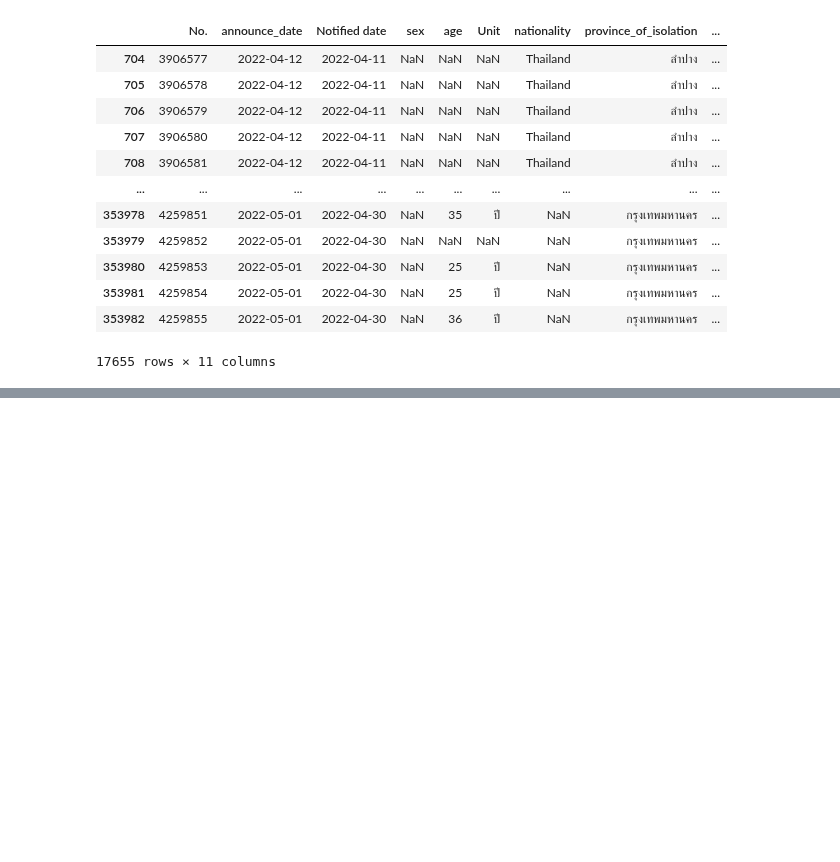
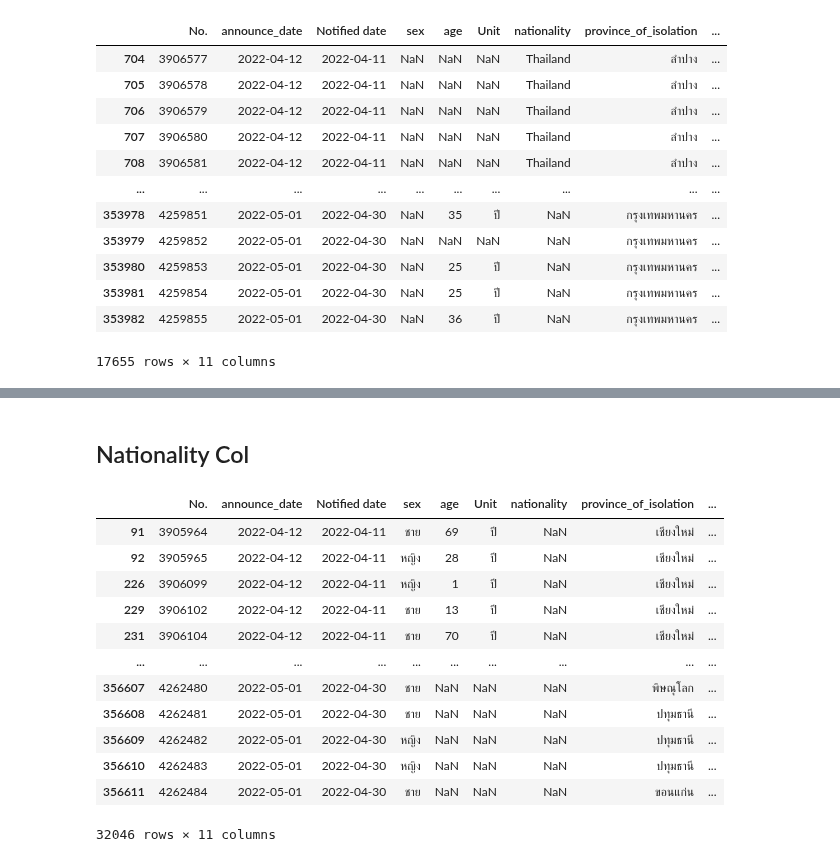
Before and after one commit to Ratchanontt/python_dataviz2023, a Jupyter notebook: Example_for_Final.ipynb, the cells around one changed output, grey strips where cells are left out. Drawn from its saved outputs; the diff is of its cells as text; code cells hidden in the pictures; blank space fills up the shorter version.

```diff
--- a/Example_for_Final.ipynb
+++ b/Example_for_Final.ipynb
@@ -100,0 +157,18 @@ cases[cases['sex'].isnull()] #แสดง row ที่มี sex ว่าง
+# %% [markdown]
+## Nationality Col
+# %%
+cases[cases['nationality'].isnull()] #แสดง row ที่มี nationality ว่าง
+# %% [output]
+|  | No. | announce_date | Notified date | sex | age | Unit | nationality | province_of_isolation | ... |
+| 91 | 3905964 | 2022-04-12 | 2022-04-11 | ชาย | 69 | ปี | NaN | เชียงใหม่ | ... |
+| 92 | 3905965 | 2022-04-12 | 2022-04-11 | หญิง | 28 | ปี | NaN | เชียงใหม่ | ... |
+| 226 | 3906099 | 2022-04-12 | 2022-04-11 | หญิง | 1 | ปี | NaN | เชียงใหม่ | ... |
+| 229 | 3906102 | 2022-04-12 | 2022-04-11 | ชาย | 13 | ปี | NaN | เชียงใหม่ | ... |
+| 231 | 3906104 | 2022-04-12 | 2022-04-11 | ชาย | 70 | ปี | NaN | เชียงใหม่ | ... |
+| ... | ... | ... | ... | ... | ... | ... | ... | ... | ... |
+| 356607 | 4262480 | 2022-05-01 | 2022-04-30 | ชาย | NaN | NaN | NaN | พิษณุโลก | ... |
+| 356608 | 4262481 | 2022-05-01 | 2022-04-30 | ชาย | NaN | NaN | NaN | ปทุมธานี | ... |
+| 356609 | 4262482 | 2022-05-01 | 2022-04-30 | หญิง | NaN | NaN | NaN | ปทุมธานี | ... |
+| 356610 | 4262483 | 2022-05-01 | 2022-04-30 | หญิง | NaN | NaN | NaN | ปทุมธานี | ... |
+| 356611 | 4262484 | 2022-05-01 | 2022-04-30 | ชาย | NaN | NaN | NaN | ขอนแก่น | ... |
+32046 rows × 11 columns
```
Also changed, not shown: parts of 22 cells of this notebook.
